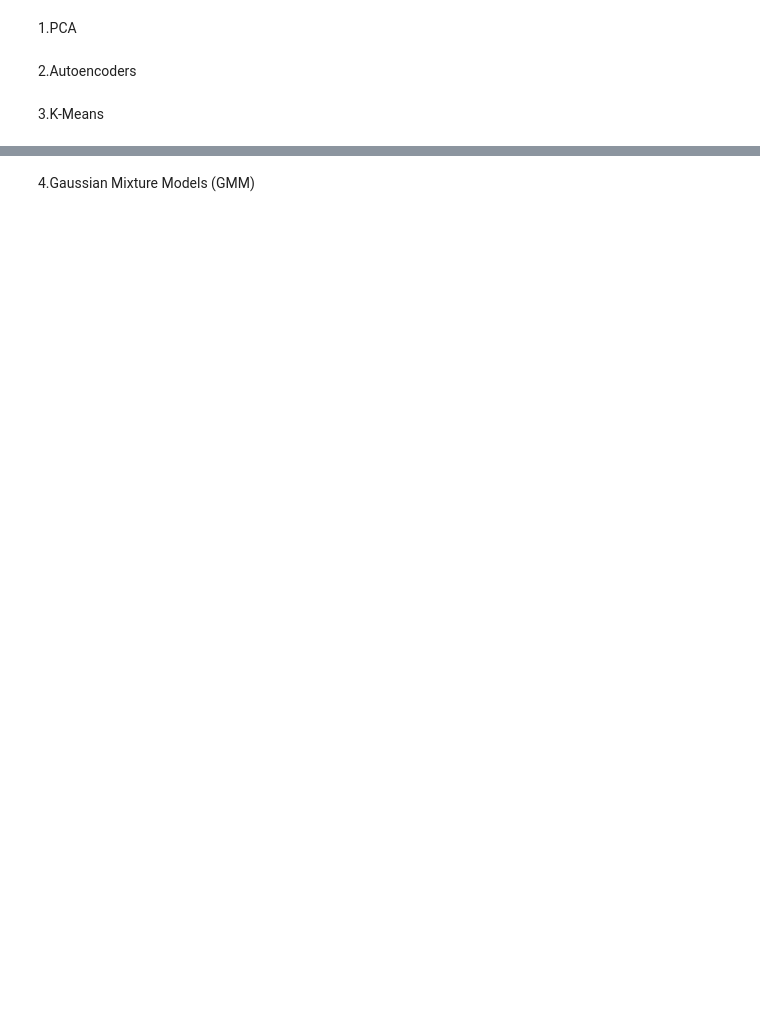
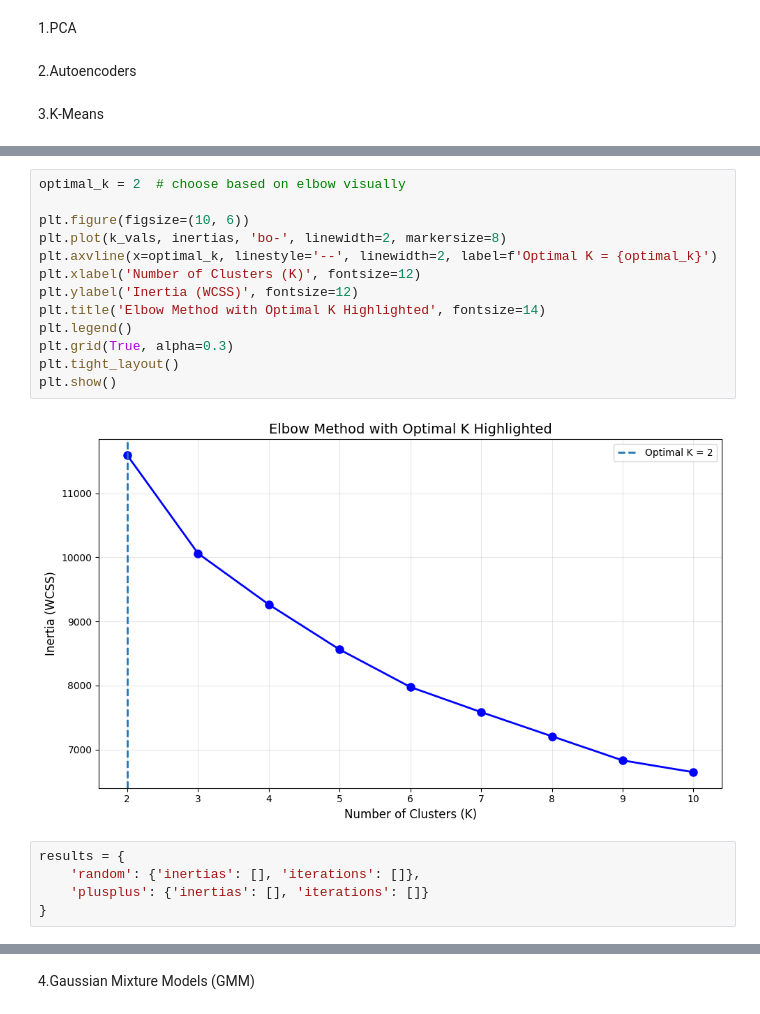
Before and after one commit to mirollawa2l/Unsupervised-Learning, a Jupyter notebook: Implementation.ipynb, the cells around one changed output, grey strips where cells are left out. Cells and saved outputs as stored; diff of their text form; blank space fills up the shorter version.

```diff
--- a/Implementation.ipynb
+++ b/Implementation.ipynb
@@ -236,0 +452,20 @@ run_kMeans(df.drop(columns=['id','diagnosis']).values, kMeans_init_centroids(df.
+# %%
+optimal_k = 2  # choose based on elbow visually
+
+plt.figure(figsize=(10, 6))
+plt.plot(k_vals, inertias, 'bo-', linewidth=2, markersize=8)
+plt.axvline(x=optimal_k, linestyle='--', linewidth=2, label=f'Optimal K = {optimal_k}')
+plt.xlabel('Number of Clusters (K)', fontsize=12)
+plt.ylabel('Inertia (WCSS)', fontsize=12)
+plt.title('Elbow Method with Optimal K Highlighted', fontsize=14)
+plt.legend()
+plt.grid(True, alpha=0.3)
+plt.tight_layout()
+plt.show()
+# %% [output]
+[figure, added]
+# %%
+results = {
+    'random': {'inertias': [], 'iterations': []},
+    'plusplus': {'inertias': [], 'iterations': []}
+}
```
Also changed, not shown: parts of 25 cells of this notebook.
